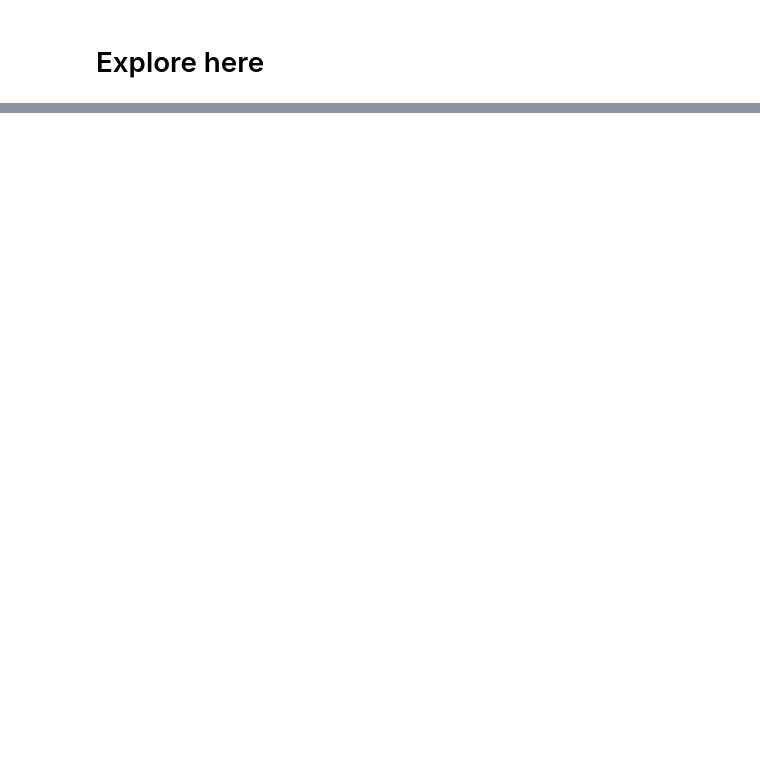
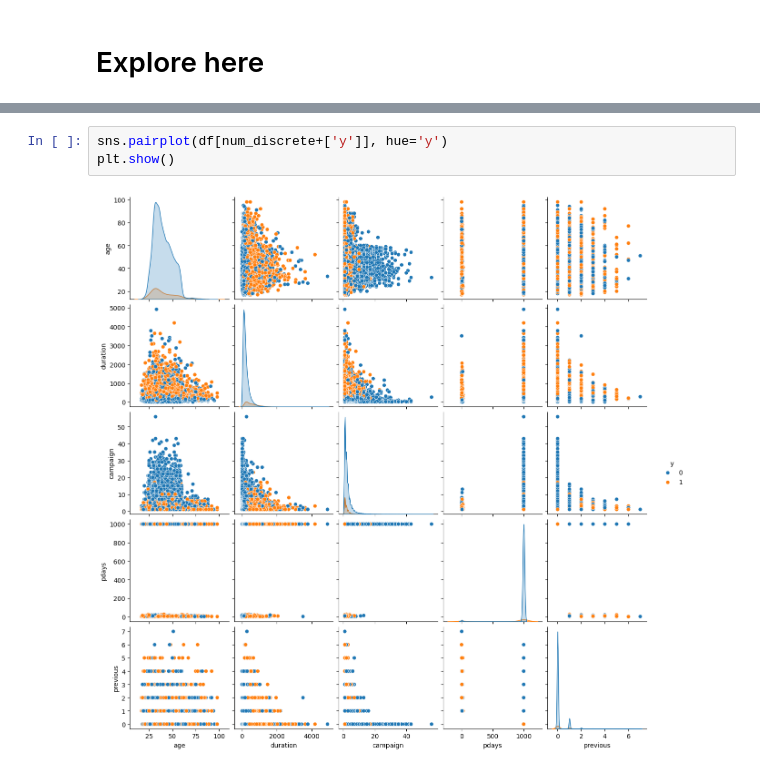
Before and after one commit to ShadekJaramillo/Logistic-regression-tutorial, a Jupyter notebook: src/explore.ipynb, the cells around one changed output, grey strips where cells are left out. Saved outputs shown, nothing was run; the diff lists cells and outputs as text; blank space fills up the shorter version.

```diff
--- a/src/explore.ipynb
+++ b/src/explore.ipynb
@@ -69,0 +106,5 @@ None
+# %%
+sns.pairplot(df[num_discrete+['y']], hue='y')
+plt.show()
+# %% [output]
+[figure, added]
```
Also changed, not shown: parts of 7 cells of this notebook.
